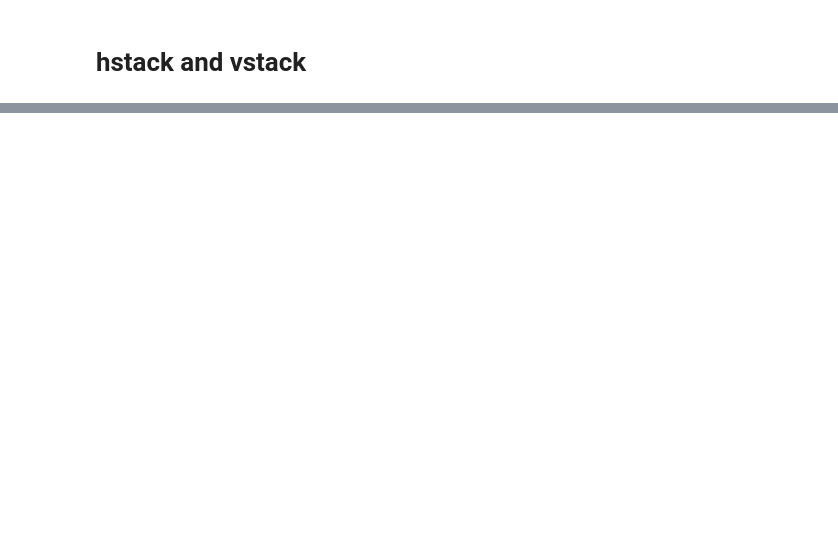
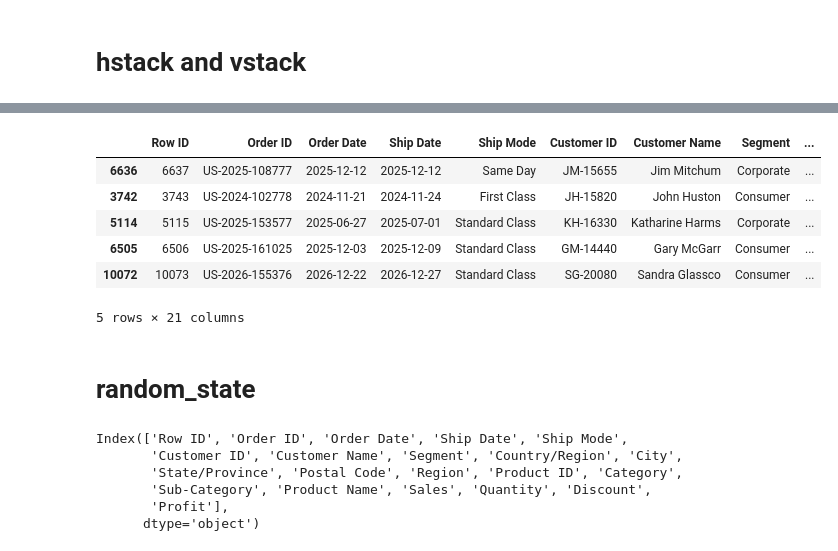
Before and after one commit to Priya3323/Python_Practice, a Jupyter notebook: T385_Python_practice.ipynb, the cells around one changed output, grey strips where cells are left out. Cells and saved outputs as stored; diff of their text form; code cells hidden in the pictures; blank space fills up the shorter version.

```diff
--- a/T385_Python_practice.ipynb
+++ b/T385_Python_practice.ipynb
@@ -1990,0 +2099,12 @@ array([[ 1,  2,  3],
+# %%
+# we can create any sample data using this
+sample_data=df1.sample(5,random_state=42)
+sample_data
+# %% [output]
+|  | Row ID | Order ID | Order Date | Ship Date | Ship Mode | Customer ID | Customer Name | Segment | ... |
+| 6636 | 6637 | US-2025-108777 | 2025-12-12 | 2025-12-12 | Same Day | JM-15655 | Jim Mitchum | Corporate | ... |
+| 3742 | 3743 | US-2024-102778 | 2024-11-21 | 2024-11-24 | First Class | JH-15820 | John Huston | Consumer | ... |
+| 5114 | 5115 | US-2025-153577 | 2025-06-27 | 2025-07-01 | Standard Class | KH-16330 | Katharine Harms | Corporate | ... |
+| 6505 | 6506 | US-2025-161025 | 2025-12-03 | 2025-12-09 | Standard Class | GM-14440 | Gary McGarr | Consumer | ... |
+| 10072 | 10073 | US-2026-155376 | 2026-12-22 | 2026-12-27 | Standard Class | SG-20080 | Sandra Glassco | Consumer | ... |
+5 rows × 21 columns
@@ -1990,0 +2113,2 @@ array([[ 1,  2,  3],
+# %% [markdown]
+# random_state
@@ -1990,0 +2120,9 @@ array([[ 1,  2,  3],
+# %%
+df1.columns
+# %% [output]
+Index(['Row ID', 'Order ID', 'Order Date', 'Ship Date', 'Ship Mode',
+       'Customer ID', 'Customer Name', 'Segment', 'Country/Region', 'City',
+       'State/Province', 'Postal Code', 'Region', 'Product ID', 'Category',
+       'Sub-Category', 'Product Name', 'Sales', 'Quantity', 'Discount',
+       'Profit'],
+      dtype='object')
```
Also changed, not shown: parts of 70 cells of this notebook.
